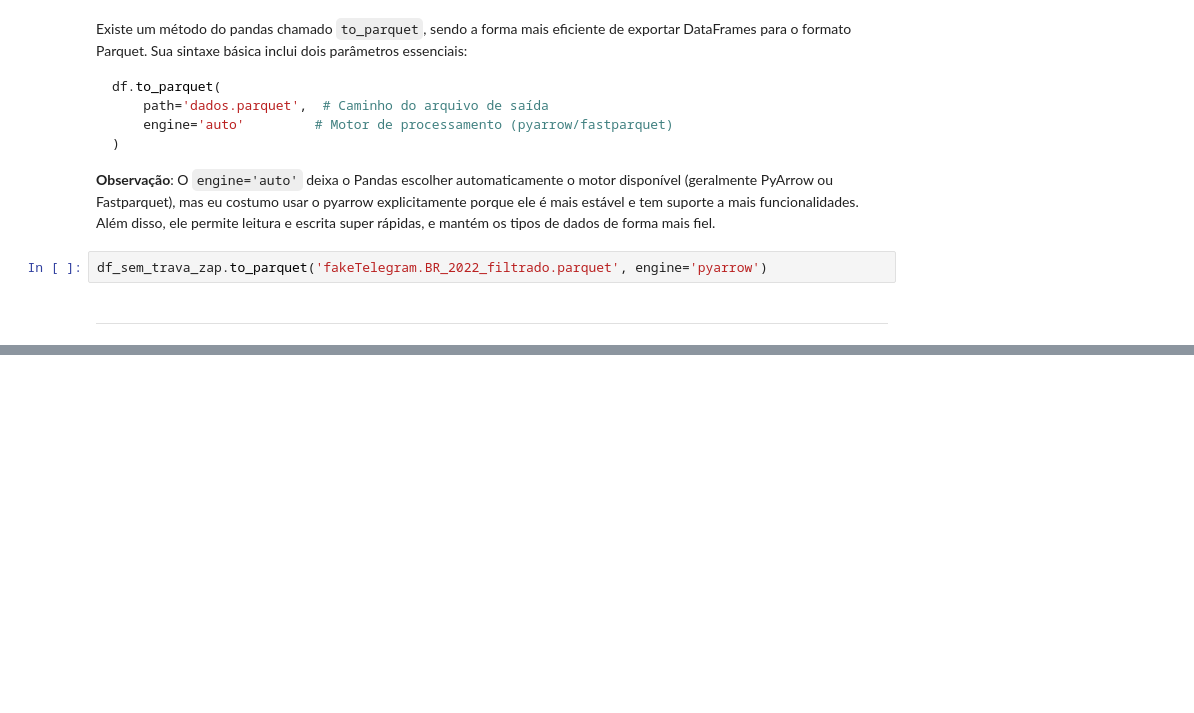
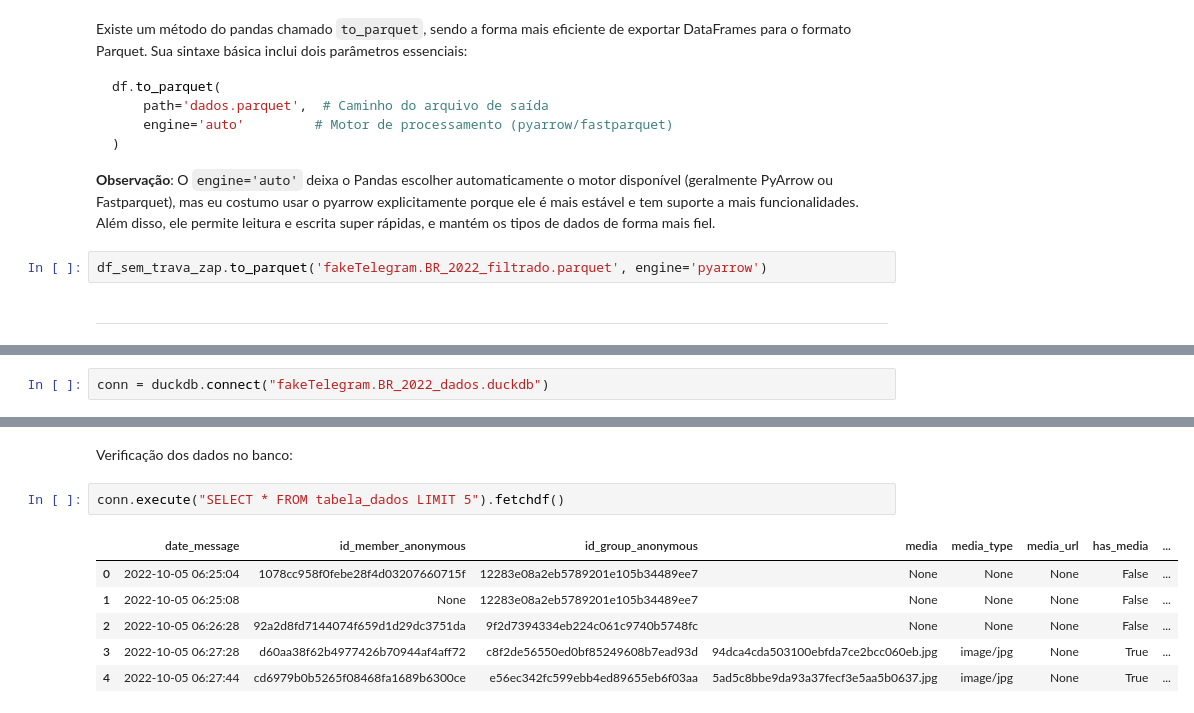
Before and after one commit to EstherMart/Data-Mining, a Jupyter notebook: Lista02_ExtracaoDeDados/extracao.ipynb, the cells around one changed output, grey strips where cells are left out. Saved outputs shown, nothing was run; the diff lists cells and outputs as text; blank space fills up the shorter version.

```diff
--- a/Lista02_ExtracaoDeDados/extracao.ipynb
+++ b/Lista02_ExtracaoDeDados/extracao.ipynb
@@ -265,0 +272,2 @@ df_sem_trava_zap.to_parquet('fakeTelegram.BR_2022_filtrado.parquet', engine='pya
+# %%
+conn = duckdb.connect("fakeTelegram.BR_2022_dados.duckdb")
@@ -265,0 +281,11 @@ df_sem_trava_zap.to_parquet('fakeTelegram.BR_2022_filtrado.parquet', engine='pya
+# %% [markdown]
+Verificação dos dados no banco:
+# %%
+conn.execute("SELECT * FROM tabela_dados LIMIT 5").fetchdf()
+# %% [output]
+|  | date_message | id_member_anonymous | id_group_anonymous | media | media_type | media_url | has_media | ... |
+| 0 | 2022-10-05 06:25:04 | 1078cc958f0febe28f4d03207660715f | 12283e08a2eb5789201e105b34489ee7 | None | None | None | False | ... |
+| 1 | 2022-10-05 06:25:08 | None | 12283e08a2eb5789201e105b34489ee7 | None | None | None | False | ... |
+| 2 | 2022-10-05 06:26:28 | 92a2d8fd7144074f659d1d29dc3751da | 9f2d7394334eb224c061c9740b5748fc | None | None | None | False | ... |
+| 3 | 2022-10-05 06:27:28 | d60aa38f62b4977426b70944af4aff72 | c8f2de56550ed0bf85249608b7ead93d | 94dca4cda503100ebfda7ce2bcc060eb.jpg | image/jpg | None | True | ... |
+| 4 | 2022-10-05 06:27:44 | cd6979b0b5265f08468fa1689b6300ce | e56ec342fc599ebb4ed89655eb6f03aa | 5ad5c8bbe9da93a37fecf3e5aa5b0637.jpg | image/jpg | None | True | ... |
```
Also changed, not shown: parts of 16 cells of this notebook.
